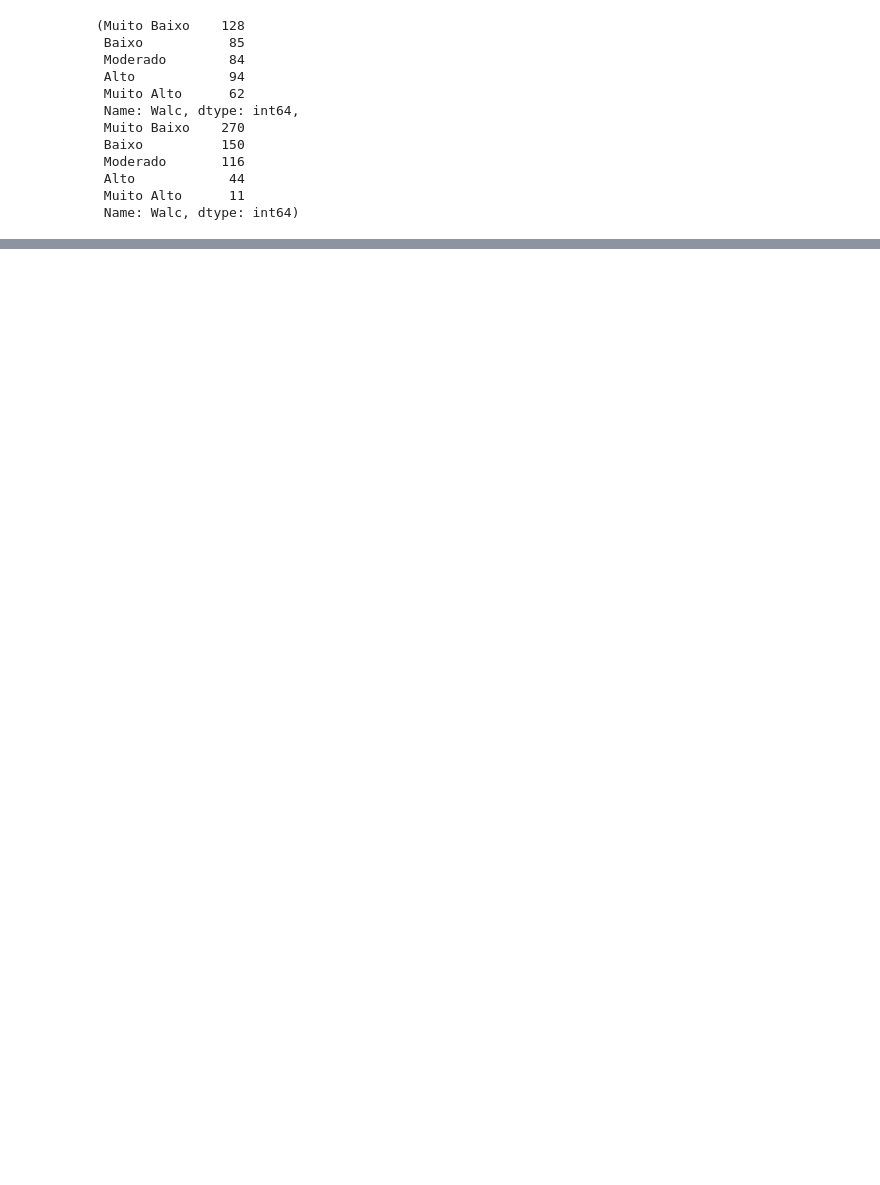
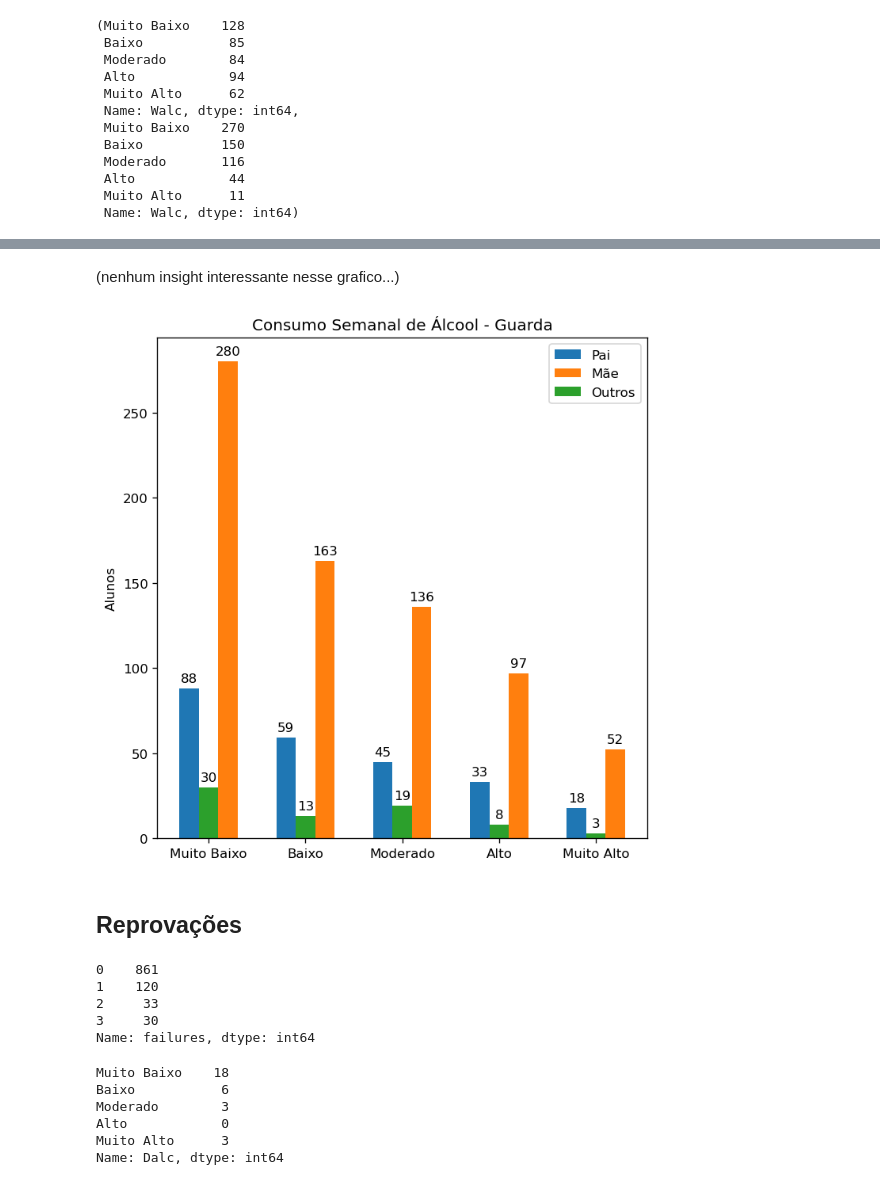
Before and after one commit to IamNivestar/exploratory_analysis_alcohol-effects, a Jupyter notebook: analysis_code.ipynb, the cells around one changed output, grey strips where cells are left out. Saved outputs shown, nothing was run; the diff lists cells and outputs as text; code cells hidden in the pictures; blank space fills up the shorter version.

```diff
--- a/analysis_code.ipynb
+++ b/analysis_code.ipynb
@@ -295,0 +309,39 @@ fig.savefig("consumo_sexo_diario.png")
+# %%
+father = df.loc[ (df.guardian == 'father')]
+mother = df.loc[ (df.guardian == 'mother')]
+other = df.loc[ (df.guardian == 'other')]
+father_walc = father['Walc'].value_counts()[labels_consumo_alcool]
+mother_walc = mother['Walc'].value_counts()[labels_consumo_alcool]
+other_walc = other['Walc'].value_counts()[labels_consumo_alcool]
+# %% [markdown]
+(nenhum insight interessante nesse grafico...)
+# %%
+fig, ax = plt.subplots(figsize=(6, 6), dpi=120)
+x = np.arange(len(labels_consumo_alcool))
+width = 0.20
+
+rects1 = ax.bar(x - width, father_walc, width, label='Pai')
+rects2 = ax.bar(x + width, mother_walc, width, label='Mãe')
+rects3 = ax.bar(x, other_walc, width, label='Outros')
+
+ax.set_ylabel('Alunos')
+ax.set_title('Consumo Semanal de Álcool - Guarda')
+ax.set_xticks(x, labels_consumo_alcool)
+ax.legend()
+
+ax.bar_label(rects1, padding=3)
+ax.bar_label(rects2, padding=3)
+ax.bar_label(rects3, padding=3)
+fig.tight_layout()
+# %% [output]
+[figure, added]
+# %% [markdown]
+## Reprovações
+# %%
+df.failures.value_counts()
+# %% [output]
+0    861
+1    120
+2     33
+3     30
+Name: failures, dtype: int64
@@ -295,0 +353,14 @@ fig.savefig("consumo_sexo_diario.png")
+# %%
+f3_valores = f3['Dalc'].value_counts() #preciso iajustar
+temp = f3_valores['Moderado']
+f3_valores['Moderado'] = f3_valores.pop('Muito Alto')
+f3_valores['Alto'] = 0
+f3_valores['Muito Alto'] = temp
+f3_valores
+# %% [output]
+Muito Baixo    18
+Baixo           6
+Moderado        3
+Alto            0
+Muito Alto      3
+Name: Dalc, dtype: int64
```
Also changed, not shown: parts of 35 cells of this notebook, 2 other files.
